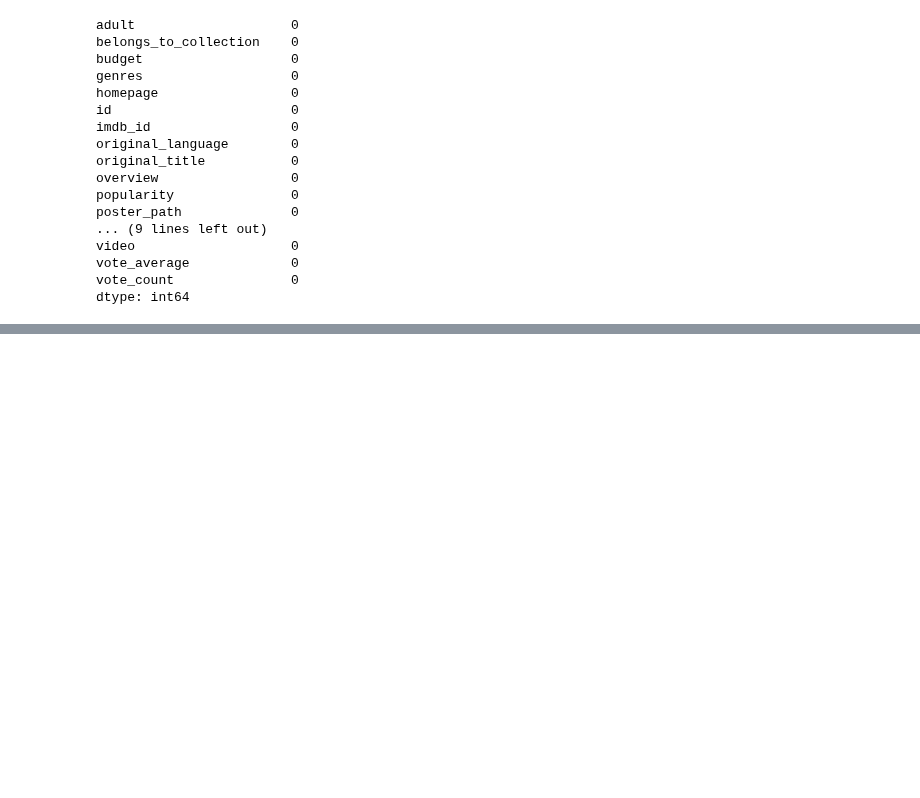
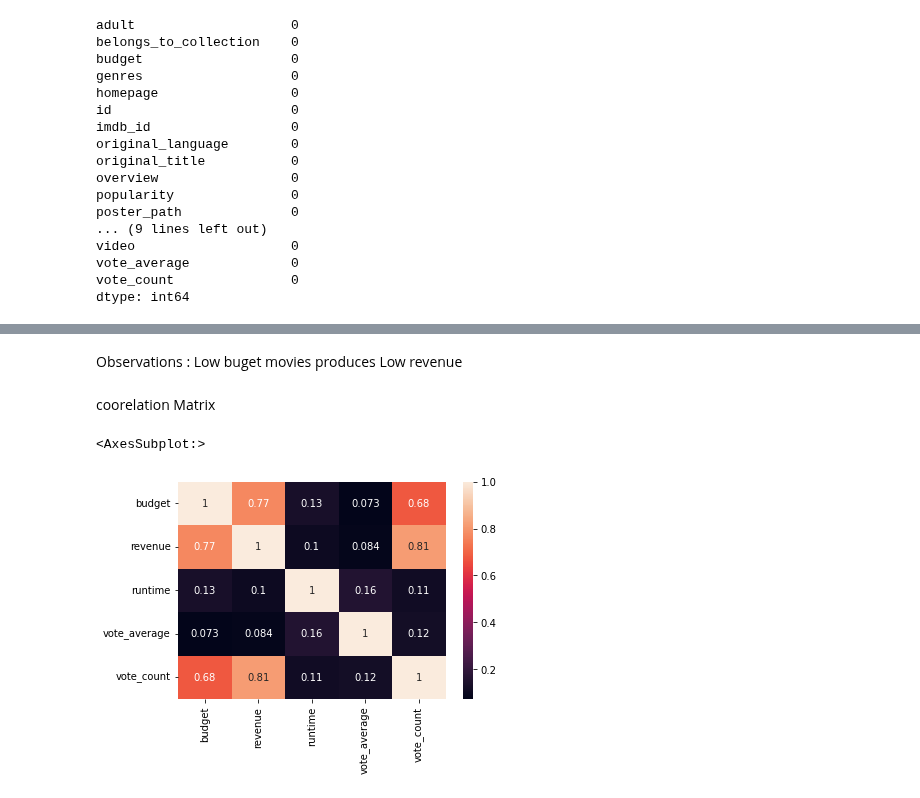
Before and after one commit to priya25-1998/Capstone-Project_Movie-Recommendation-Engine, a Jupyter notebook: Understanding the Dataset.ipynb, the cells around one changed output, grey strips where cells are left out. Cells and saved outputs as stored; diff of their text form; code cells hidden in the pictures; blank space fills up the shorter version.

```diff
--- a/Understanding the Dataset.ipynb
+++ b/Understanding the Dataset.ipynb
@@ -554,0 +717,11 @@ dtype: int64
+# %% [markdown]
+Observations : Low buget movies produces Low revenue
+# %% [markdown]
+coorelation Matrix
+# %%
+corr = metadata.corr()
+sns.heatmap(corr,annot=True)
+# There is no much of negative correlation.
+# %% [output]
+<AxesSubplot:>
+[figure, added]
```
Also changed, not shown: parts of 26 cells of this notebook.
